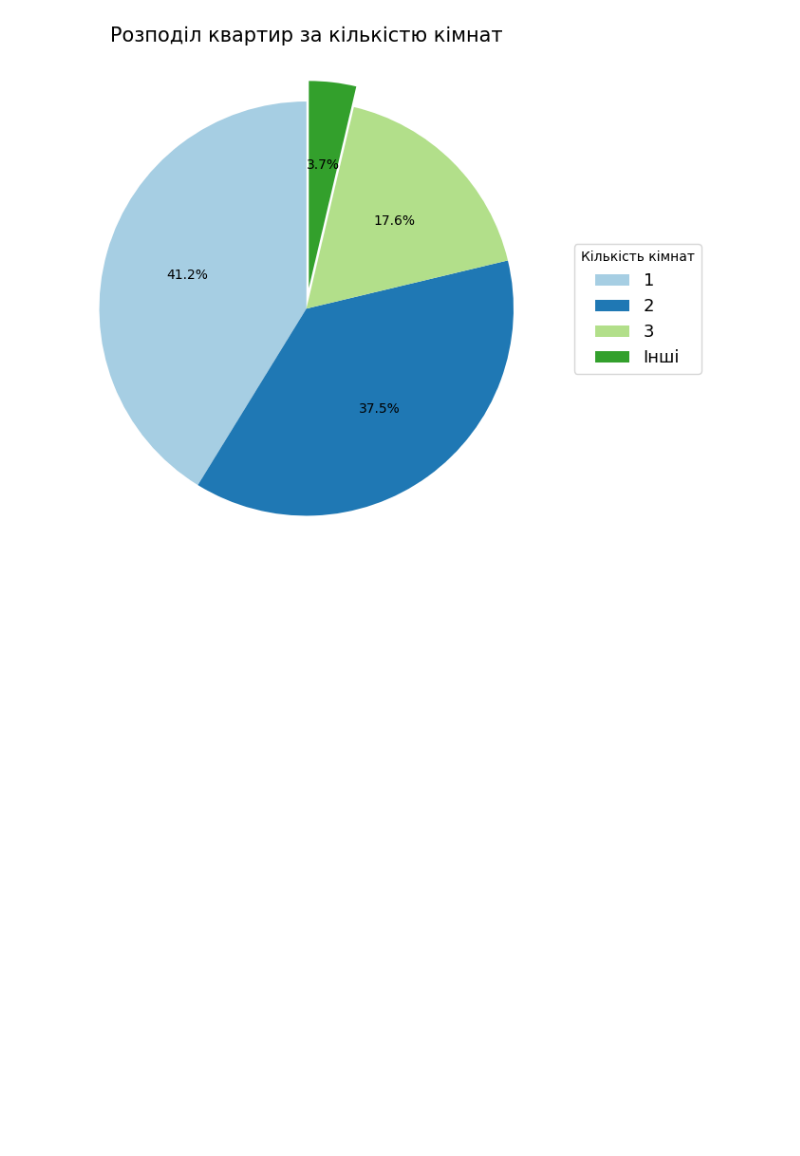
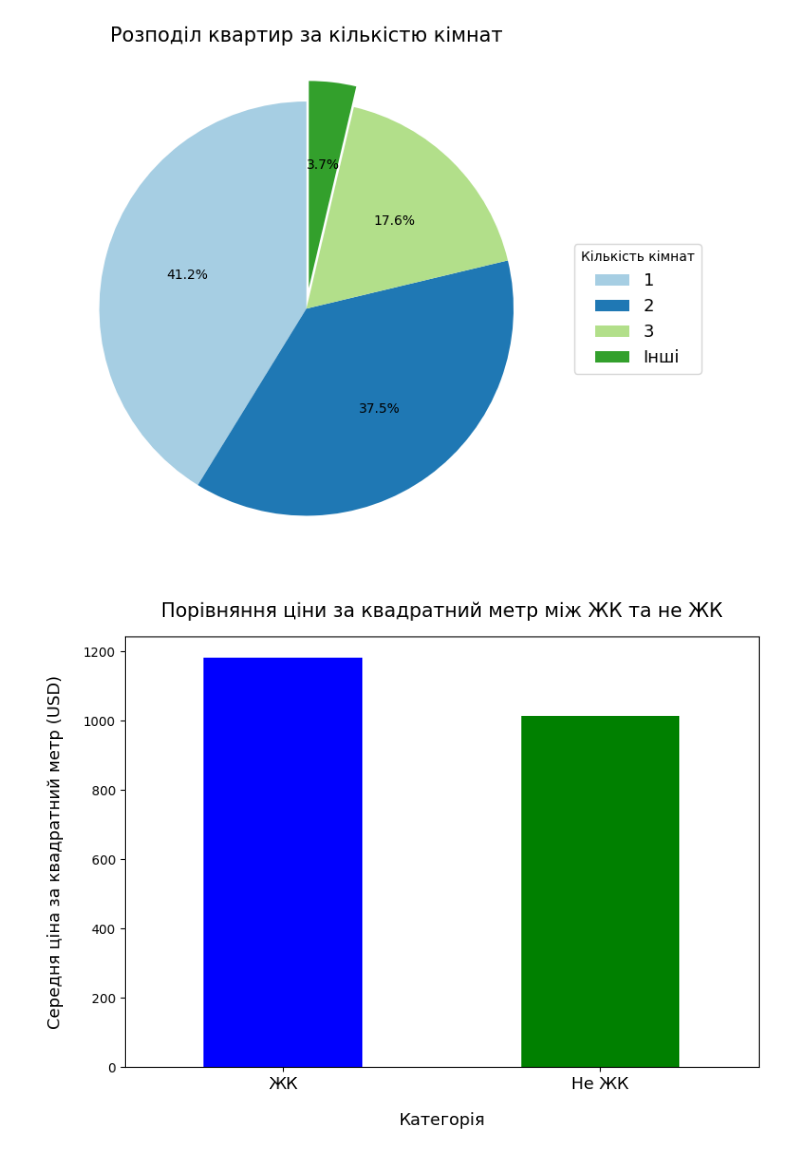
Before and after one commit to Ihor-MA/flats-data-analytics, a Jupyter notebook: visualization.ipynb, the cells around one changed output. Cells and saved outputs as stored; diff of their text form; code cells hidden in the pictures; blank space fills up the shorter version.

Commit message:
Created graphic 'Порiвняння цiни за квадратний метр мiж ЖК та не ЖК'

```diff
--- a/visualization.ipynb
+++ b/visualization.ipynb
@@ -171,3 +171,20 @@ plt.tight_layout()
 plt.show()
 # %% [output]
 [figure]
+# %%
+df["Category"] = df["Apartment complex"].apply(lambda x: "Не ЖК" if x == "Не ЖК" else "ЖК")
+
+avg_price_per_sqm = df.groupby("Category")["Price for square metre(USD)"].mean()
+
+plt.figure(figsize=(8, 6))
+avg_price_per_sqm.plot(kind="bar", color=["blue", "green"])
+
+plt.xlabel("Категорія", labelpad=15, fontsize=13)
+plt.ylabel("Середня ціна за квадратний метр (USD)", labelpad=15, fontsize=13)
+plt.title("Порівняння ціни за квадратний метр між ЖК та не ЖК", pad=15, fontsize=15)
+plt.xticks(rotation=0, fontsize=13)
+
+plt.tight_layout()
+plt.show()
+# %% [output]
+[figure, added]
```
